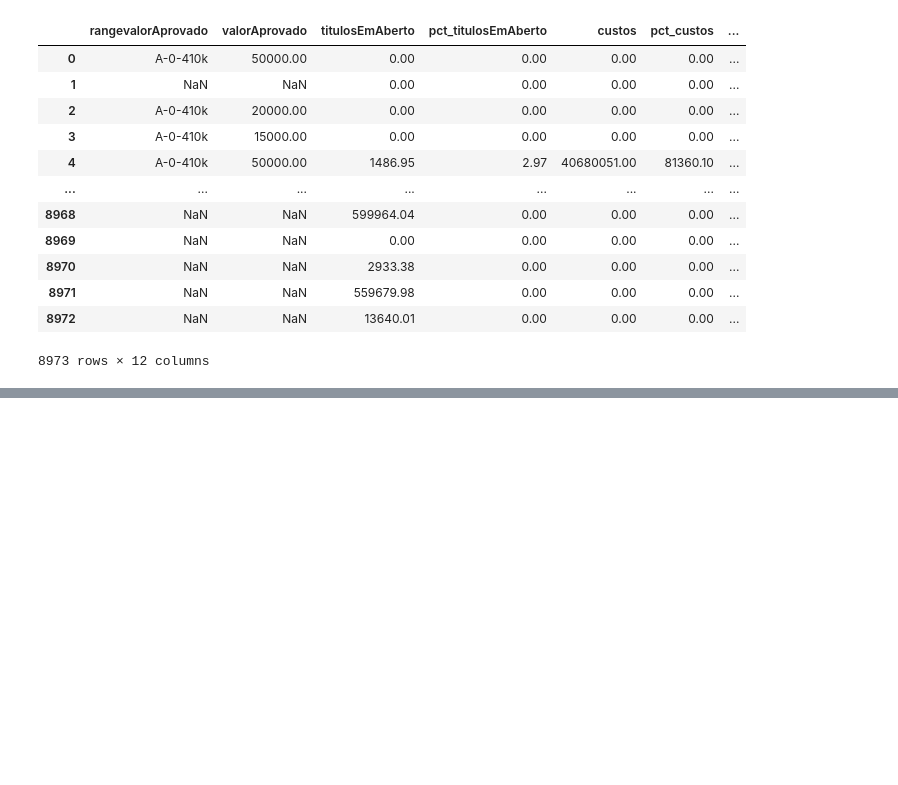
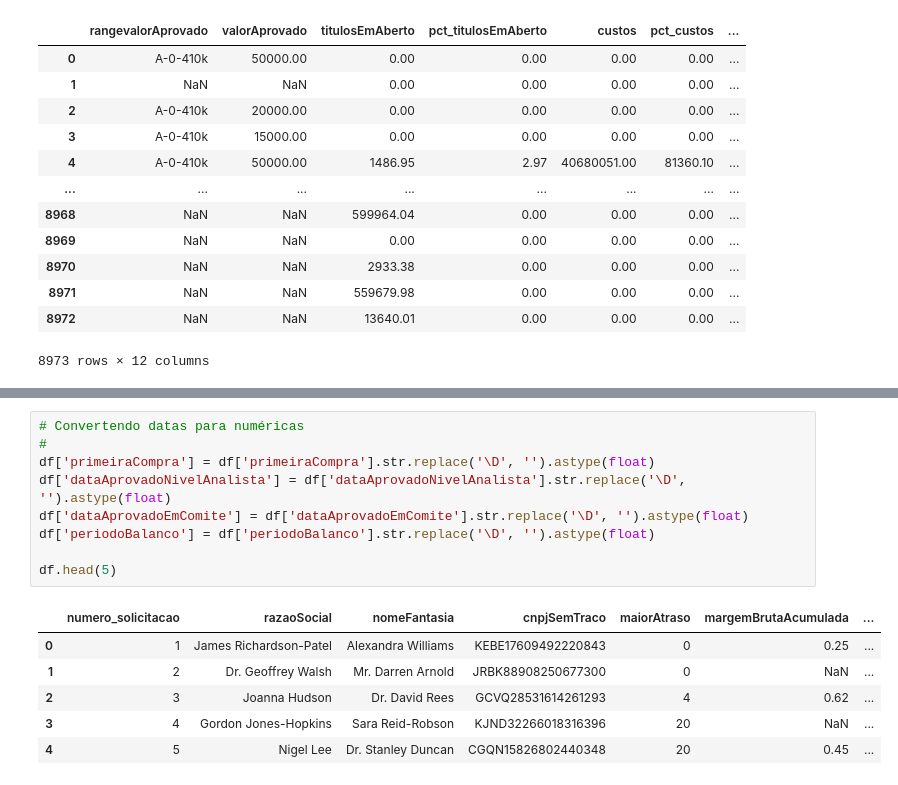
Before and after one commit to Rebeque/Solicitacoes_Credito, a Jupyter notebook: Solicitacoes_Credito_Notebook.ipynb, the cells around one changed output, grey strips where cells are left out. Cells and saved outputs as stored; diff of their text form; blank space fills up the shorter version.

```diff
--- a/Solicitacoes_Credito_Notebook.ipynb
+++ b/Solicitacoes_Credito_Notebook.ipynb
@@ -941,0 +973,16 @@ df[lista]
+# %%
+# Convertendo datas para numéricas
+#
+df['primeiraCompra'] = df['primeiraCompra'].str.replace('\D', '').astype(float)
+df['dataAprovadoNivelAnalista'] = df['dataAprovadoNivelAnalista'].str.replace('\D', '').astype(float)
+df['dataAprovadoEmComite'] = df['dataAprovadoEmComite'].str.replace('\D', '').astype(float)
+df['periodoBalanco'] = df['periodoBalanco'].str.replace('\D', '').astype(float)
+
+df.head(5)
+# %% [output]
+|  | numero_solicitacao | razaoSocial | nomeFantasia | cnpjSemTraco | maiorAtraso | margemBrutaAcumulada | ... |
+| 0 | 1 | James Richardson-Patel | Alexandra Williams | KEBE17609492220843 | 0 | 0.25 | ... |
+| 1 | 2 | Dr. Geoffrey Walsh | Mr. Darren Arnold | JRBK88908250677300 | 0 | NaN | ... |
+| 2 | 3 | Joanna Hudson | Dr. David Rees | GCVQ28531614261293 | 4 | 0.62 | ... |
+| 3 | 4 | Gordon Jones-Hopkins | Sara Reid-Robson | KJND32266018316396 | 20 | NaN | ... |
+| 4 | 5 | Nigel Lee | Dr. Stanley Duncan | CGQN15826802440348 | 20 | 0.45 | ... |
```
Also changed, not shown: parts of 17 cells of this notebook.
